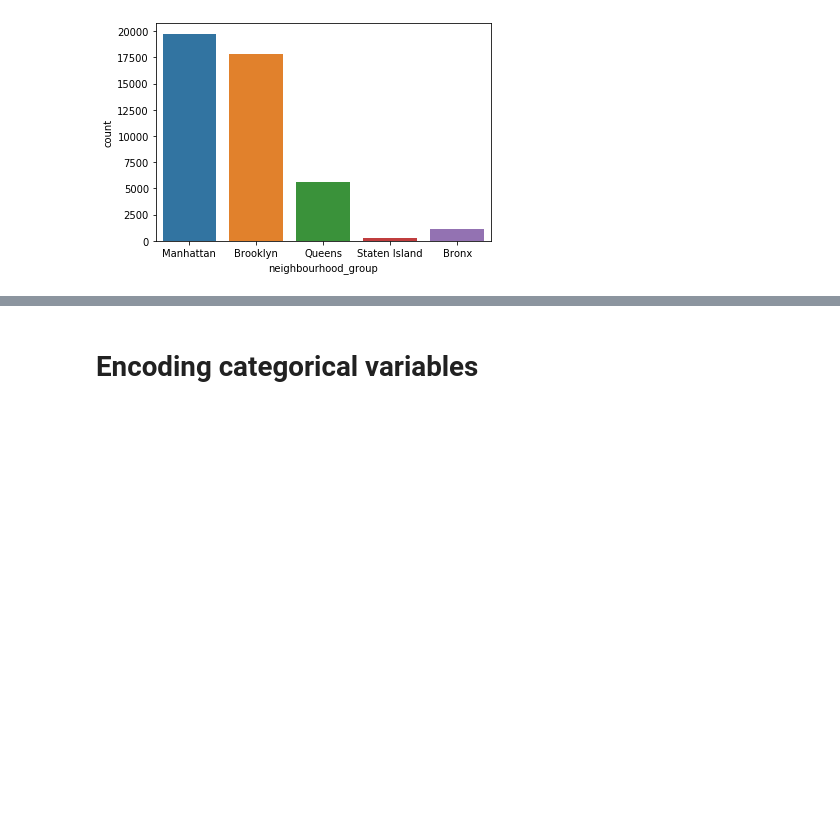
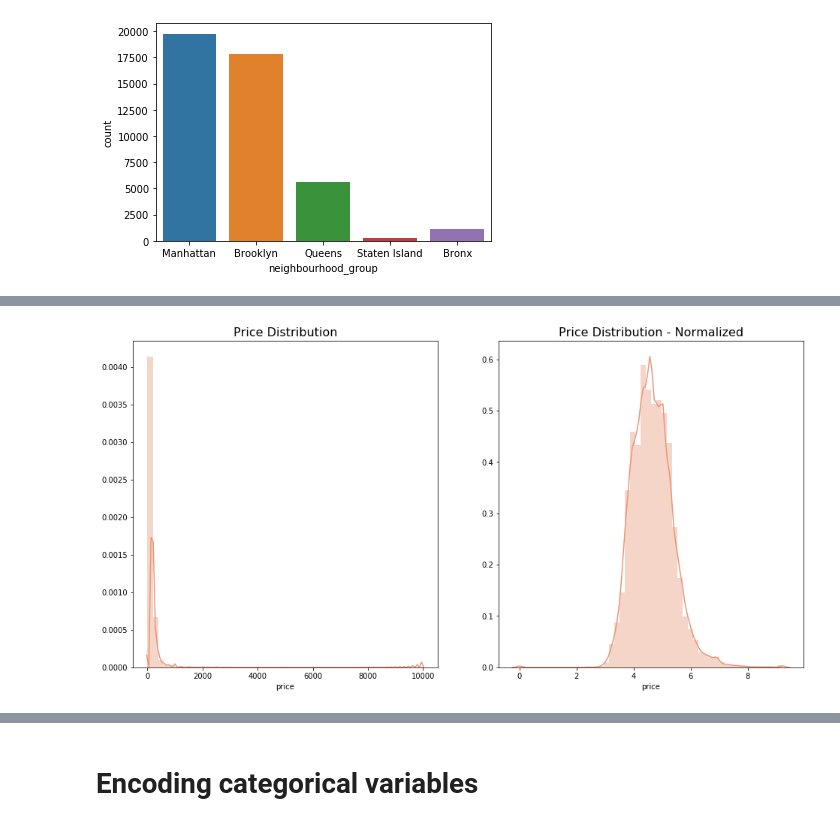
Before and after one commit to likunli/NYC-Airbnb-Price-Prediction, a Jupyter notebook: NYC-Airbnb-Price-Prediction.ipynb, the cells around one changed output, grey strips where cells are left out. Cells and saved outputs as stored; diff of their text form; code cells hidden in the pictures; blank space fills up the shorter version.

```diff
--- a/NYC-Airbnb-Price-Prediction.ipynb
+++ b/NYC-Airbnb-Price-Prediction.ipynb
@@ -109,0 +140,9 @@ ax = sns.countplot(x="neighbourhood_group", data=df)
+# %%
+fig, ax = plt.subplots(1,2, figsize = (16,8))
+sns.distplot(df.price, color = "darksalmon", ax=ax[0]).set_title("Price Distribution",
+                                                                size = 16)
+sns.distplot(np.log1p(df.price), color = "darksalmon", ax=ax[1]).set_title("Price Distribution - Normalized",
+                                                                size = 16)
+df["price"] = np.log1p(df["price"])
+# %% [output]
+[figure, added]
```
Also changed, not shown: parts of 16 cells of this notebook.
